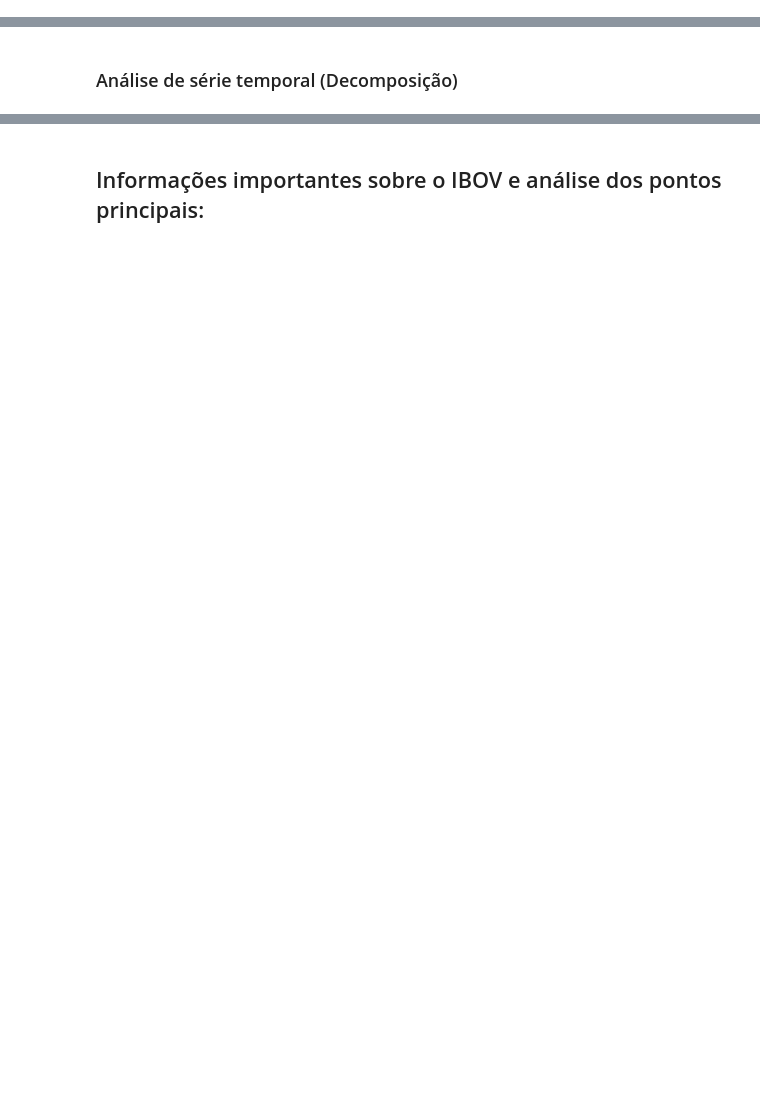
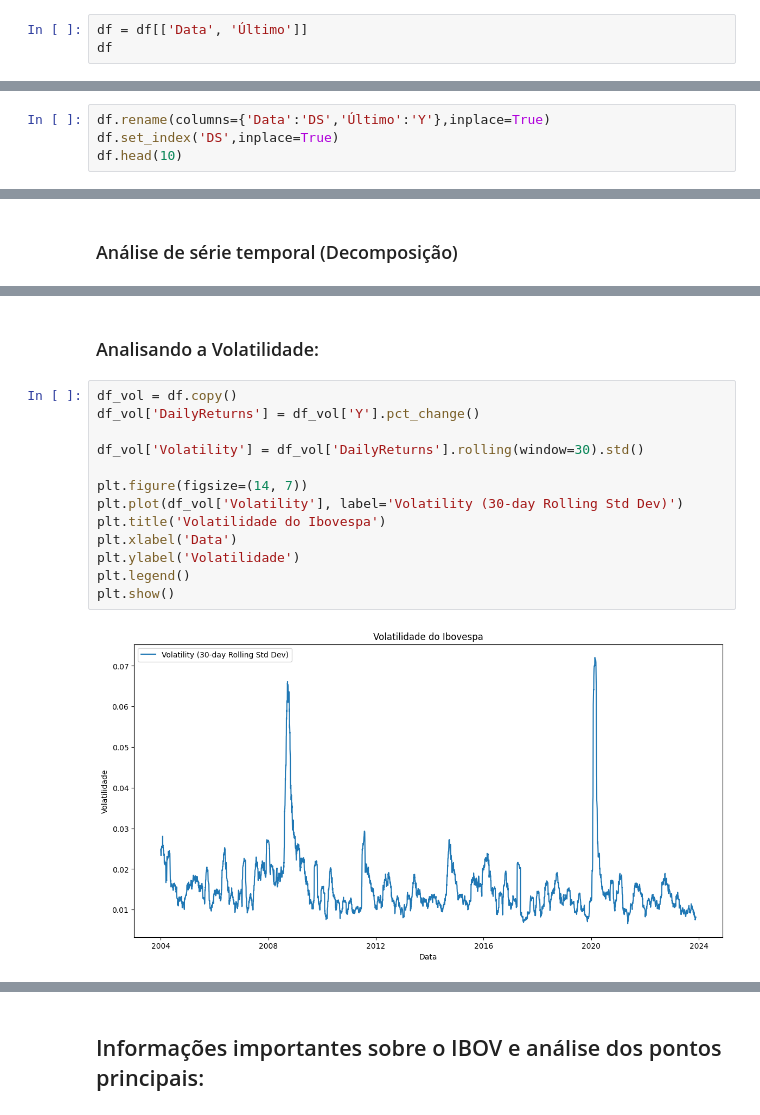
Before and after one commit to alexandre-guerra/Analise-IBOV, a Jupyter notebook: eda.ipynb, the cells around one changed output, grey strips where cells are left out. Drawn from its saved outputs; the diff is of its cells as text; blank space fills up the shorter version.

```diff
--- a/eda.ipynb
+++ b/eda.ipynb
@@ -149,0 +153,3 @@ df.head(10)
+# %%
+df = df[['Data', 'Último']]
+df
@@ -149,0 +172,4 @@ df.head(10)
+# %%
+df.rename(columns={'Data':'DS','Último':'Y'},inplace=True)
+df.set_index('DS',inplace=True)
+df.head(10)
@@ -178,3 +217,20 @@ seasonplot.resid.plot(ax=ax4)
 plt.tight_layout()
 # %% [output]
 [figure]
+# %% [markdown]
+### Analisando a Volatilidade:
+# %%
+df_vol = df.copy()
+df_vol['DailyReturns'] = df_vol['Y'].pct_change()
+
+df_vol['Volatility'] = df_vol['DailyReturns'].rolling(window=30).std()
+
+plt.figure(figsize=(14, 7))
+plt.plot(df_vol['Volatility'], label='Volatility (30-day Rolling Std Dev)')
+plt.title('Volatilidade do Ibovespa')
+plt.xlabel('Data')
+plt.ylabel('Volatilidade')
+plt.legend()
+plt.show()
+# %% [output]
+[figure, added]
```
Also changed, not shown: parts of 22 cells of this notebook, 2 other files.
